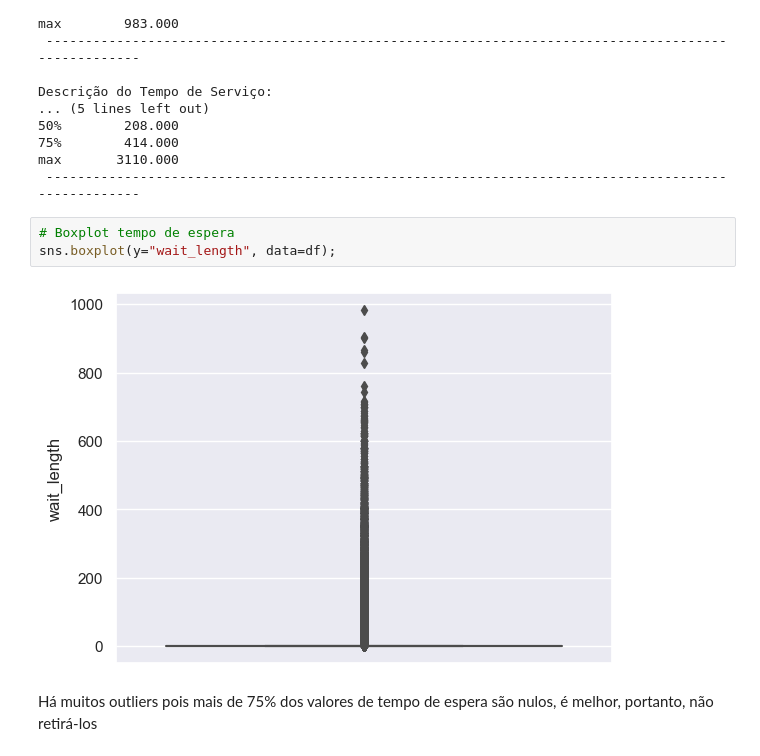
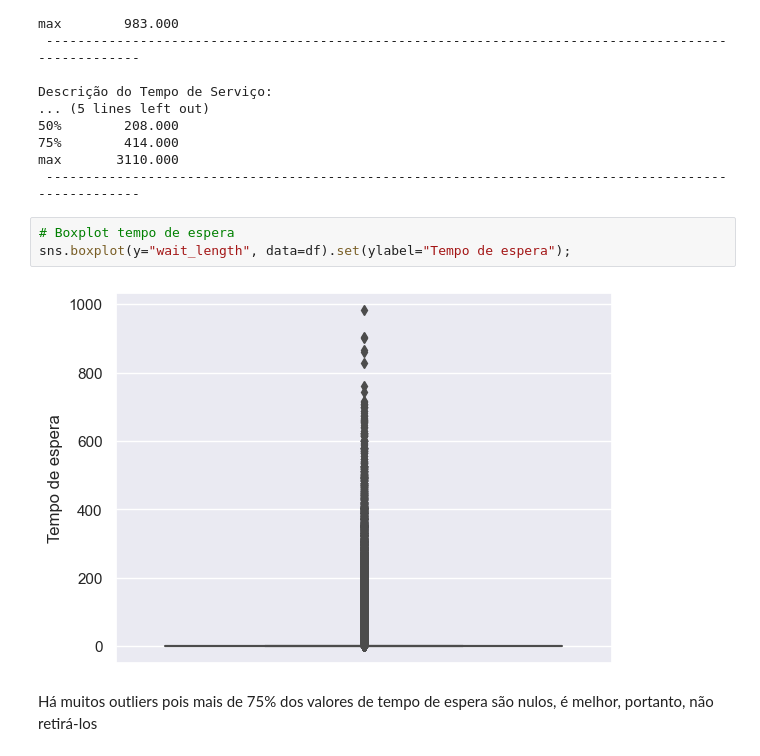
Before and after one commit to lucasgmalheiros/projeto-simulacao, a Jupyter notebook: analise_simulacao.ipynb, the cells around one changed output. Cells and saved outputs as stored; diff of their text form.

```diff
--- a/analise_simulacao.ipynb
+++ b/analise_simulacao.ipynb
@@ -206,9 +206,9 @@ max       3110.000
  ----------------------------------------------------------------------------------------------------
 # %%
 # Boxplot tempo de espera
-sns.boxplot(y="wait_length", data=df);
+sns.boxplot(y="wait_length", data=df).set(ylabel="Tempo de espera");
 # %% [output]
-[figure, old version]
+[figure, new version]
 # %% [markdown]
 Há muitos outliers pois mais de 75% dos valores de tempo de espera são nulos, é melhor, portanto, não retirá-los
 # %%
```
Also changed, not shown: parts of 6 cells of this notebook, 4 other files.
